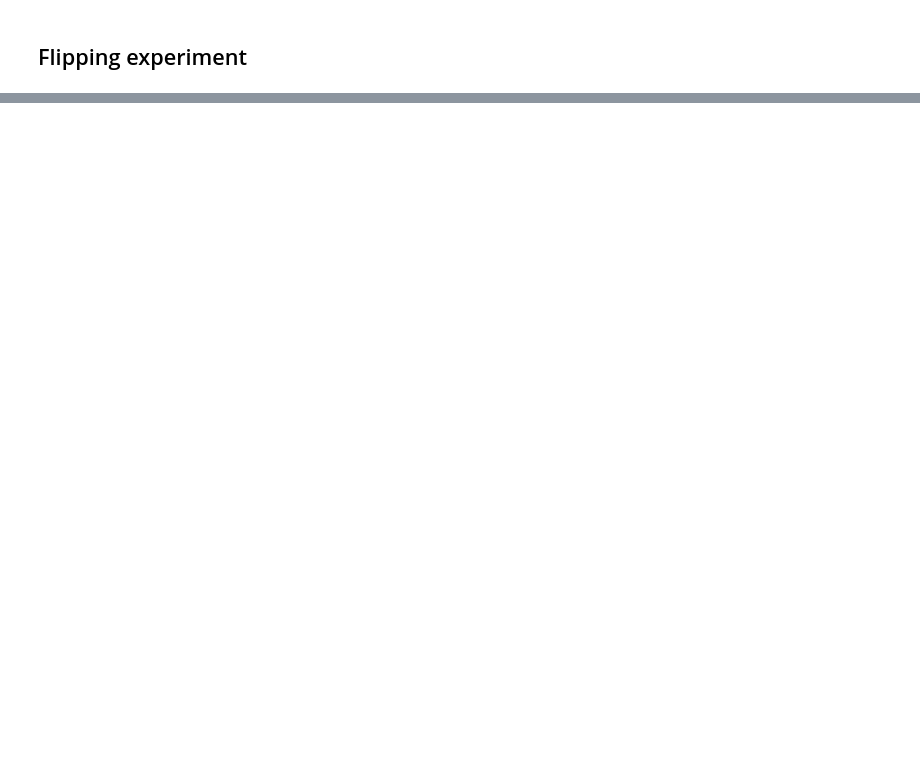
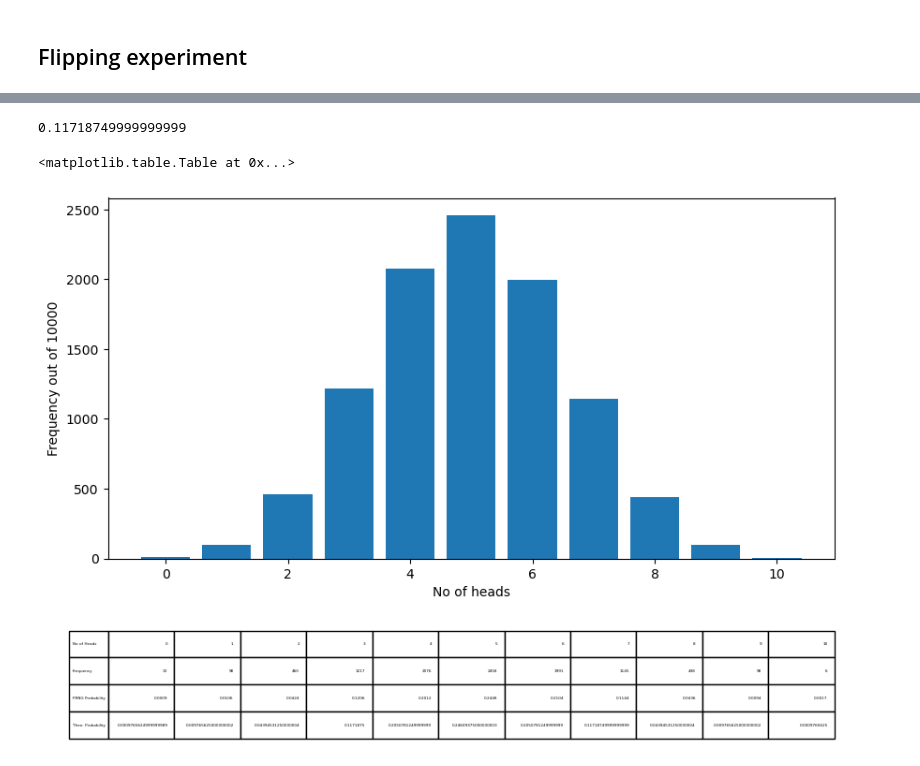
Before and after one commit to SPS-SP2273/learning-portfolio-2024-aug-immunoglobulinaustin, a Jupyter notebook: part 3/random_numbers/random_numbers_(need).ipynb, the cells around one changed output, grey strips where cells are left out. Drawn from its saved outputs; the diff is of its cells as text; code cells hidden in the pictures; blank space fills up the shorter version.

```diff
--- a/part 3/random_numbers/random_numbers_(need).ipynb
+++ b/part 3/random_numbers/random_numbers_(need).ipynb
@@ -169,2 +169,17 @@ Number of heads: 70.20%
 # %% [markdown]
 ## Flipping experiment
+# %%
+no_of_repeats = 10_000
+result = [flip_coins(no_of_coins=10) for _ in range(no_of_repeats)] #flip 10 coins for 10000 times
+no_of_heads, heads_counts = np.unique(result, return_counts=True) #returns unique values of heads in the list and count how many returns
+# %%
+heads_probability = heads_counts/no_of_repeats
+# %%
+plt.rcParams['figure.figsize'] = (10,5)
+plt.bar(no_of_heads, heads_counts);
+plt.xlabel('No of heads')
+plt.ylabel(f'Frequency out of {no_of_repeats}')
+plt.table([no_of_heads, heads_counts, heads_probability], #creating a table inside plot
+          rowLabels=['No of Heads', 'Frequency', 'PRNG Probability'],
+          loc='bottom',
+          bbox=[0, -0.5, 1, 0.3]) #size of the table, through trial and error
@@ -170,0 +191,19 @@ Number of heads: 70.20%
+# %%
+binom.pmf(k=7, n=10, p=.5) #for discrete binomial distributions (heads, tails, no half etc.), use pmf (probability mass function/discrete density function)
+#calculates the probability where out of 10 fair (p=.5) coin tosses, get 7 heads
+# %% [output]
+0.11718749999999999
+# %%
+binomial_probabilities = binom.pmf(k=no_of_heads, n=10, p=.5)
+# %%
+plt.rcParams['figure.figsize'] = (10,5)
+plt.bar(no_of_heads, heads_counts);
+plt.xlabel('No of heads')
+plt.ylabel(f'Frequency out of {no_of_repeats}')
+plt.table([no_of_heads, heads_counts, heads_probability, binomial_probabilities], #added binomial_probabilities
+          rowLabels=['No of Heads', 'Frequency', 'PRNG Probability', 'Theo. Probability'],
+          loc='bottom',
+          bbox=[0, -0.5, 1, 0.3])
+# %% [output]
+<matplotlib.table.Table at 0x...>
+[figure, added]
```
Also changed, not shown: parts of 3 cells of this notebook.
